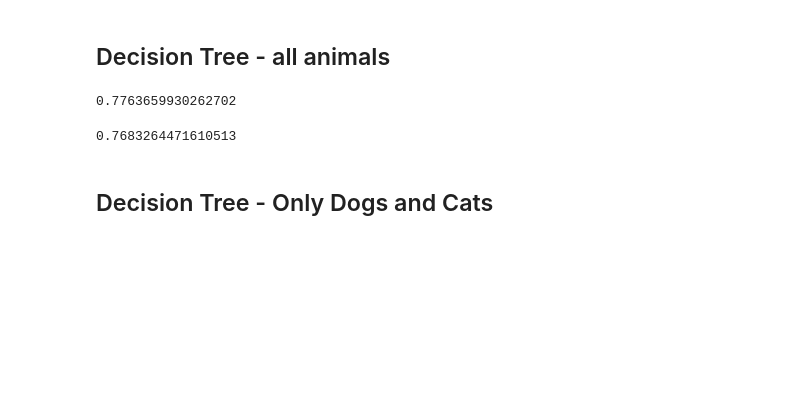
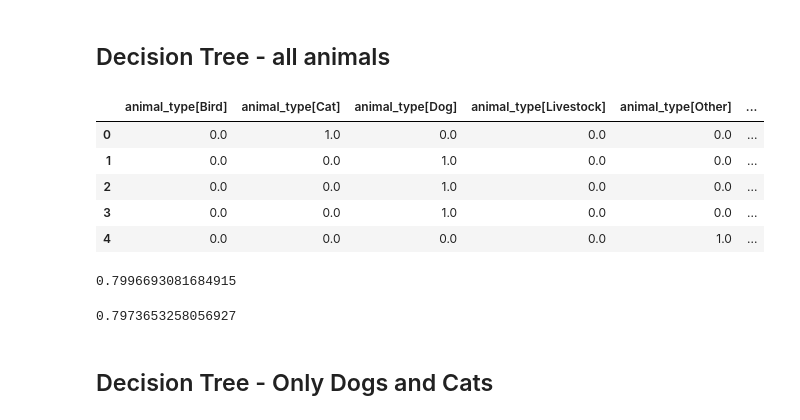
Before and after one commit to j-lei/373analytics, a Jupyter notebook: final_project_jlei.ipynb, the cells around one changed output. Saved outputs shown, nothing was run; the diff lists cells and outputs as text; code cells hidden in the pictures; blank space fills up the shorter version.

```diff
--- a/final_project_jlei.ipynb
+++ b/final_project_jlei.ipynb
@@ -172,9 +180,16 @@ df
 # %% [markdown]
 ## Decision Tree - all animals
 # %%
-Y, X = dmatrices('adopted ~ 0 + animal_type + has_name + color + age_binned + sex_upon_outcome + month', df, return_type='dataframe')
+Y, X = dmatrices('adopted ~ 0 + animal_type + has_name +  days_alive + age_binned + sex_upon_outcome + month', df, return_type='dataframe')
 y = Y['adopted'].values
 X.head()
+# %% [output]
+|  | animal_type[Bird] | animal_type[Cat] | animal_type[Dog] | animal_type[Livestock] | animal_type[Other] | ... |
+| 0 | 0.0 | 1.0 | 0.0 | 0.0 | 0.0 | ... |
+| 1 | 0.0 | 0.0 | 1.0 | 0.0 | 0.0 | ... |
+| 2 | 0.0 | 0.0 | 1.0 | 0.0 | 0.0 | ... |
+| 3 | 0.0 | 0.0 | 1.0 | 0.0 | 0.0 | ... |
+| 4 | 0.0 | 0.0 | 0.0 | 0.0 | 1.0 | ... |
 # %%
 X_train, X_test, y_train, y_test = train_test_split(X, y, test_size = 0.3, random_state = 1)
 # %%
@@ -184,12 +199,12 @@ result = model.fit(X_train, y_train)
 prediction_train = model.predict(X_train)
 print metrics.accuracy_score(y_train, prediction_train)
 # %% [output]
-0.7763659930262702
+0.7996693081684915
 # %%
 prediction = model.predict(X_test)
 print metrics.accuracy_score(y_test, prediction)
 # %% [output]
-0.7683264471610513
+0.7973653258056927
 # %% [markdown]
 ## Decision Tree - Only Dogs and Cats
 # %%
```
Also changed, not shown: parts of 7 cells of this notebook.
